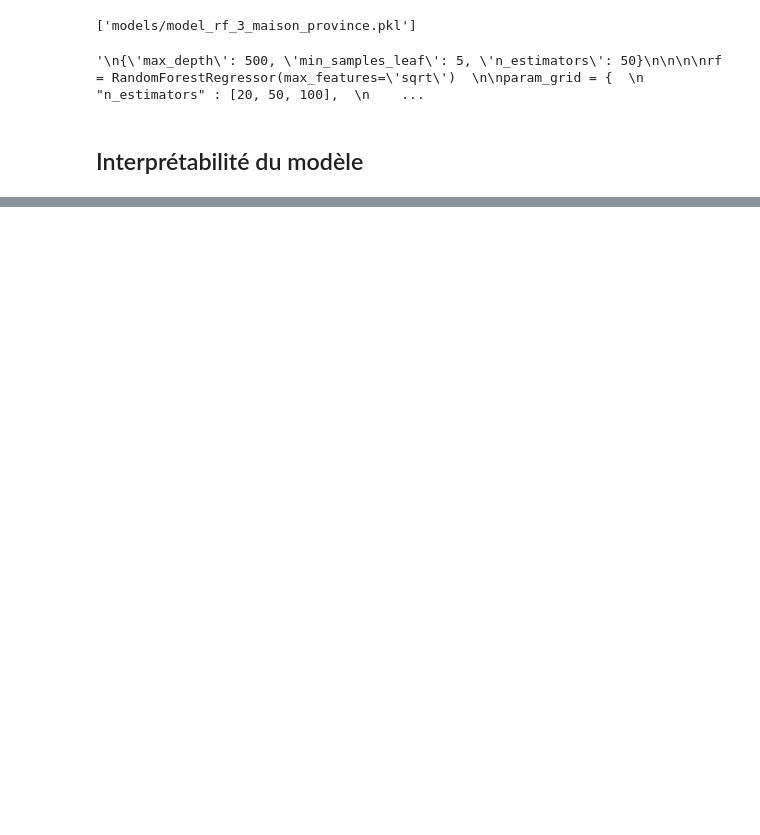
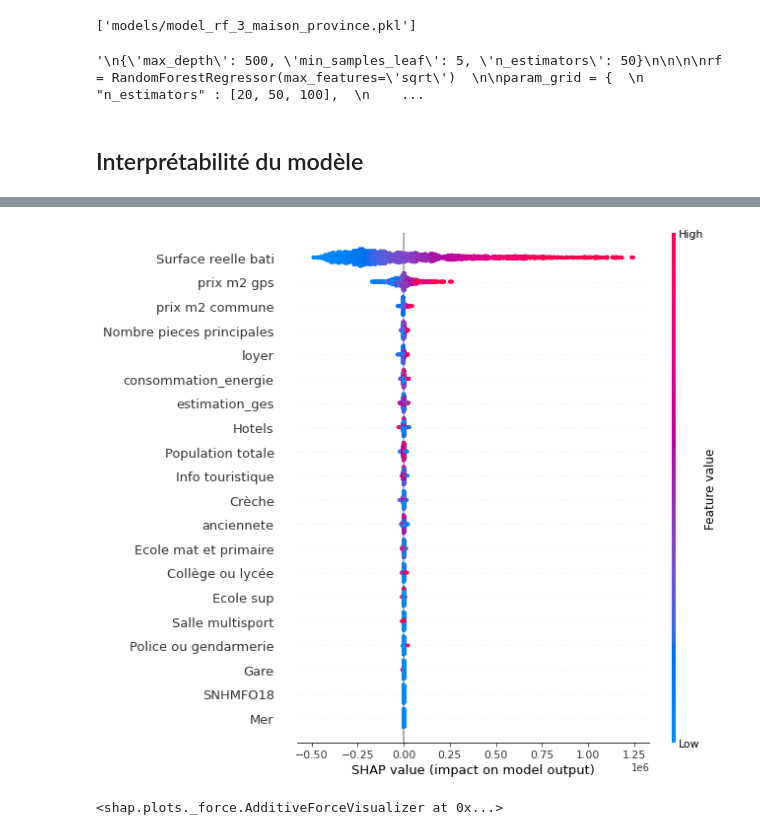
Before and after one commit to avr21continudsimmo/projet_immo, a Jupyter notebook: 07 - Modèle Régression DVF.ipynb, the cells around one changed output, grey strips where cells are left out. Drawn from its saved outputs; the diff is of its cells as text; code cells hidden in the pictures; blank space fills up the shorter version.

```diff
--- a/07 - Modèle Régression DVF.ipynb
+++ b/07 - Modèle Régression DVF.ipynb
@@ -577,0 +537,6 @@ Index(['Surface terrain', 'Surface reelle bati', 'Type local',
+# %%
+import shap
+shap.initjs()
+
+explainerModel = shap.TreeExplainer(rf_2)
+shap_values = explainerModel.shap_values(X_test_2)
@@ -577,0 +545,10 @@ Index(['Surface terrain', 'Surface reelle bati', 'Type local',
+# %%
+import matplotlib.pyplot as plt
+f = plt.figure()
+shap.summary_plot(shap_values, X_test_2)
+# %% [output]
+[figure, added]
+# %%
+shap.force_plot(explainerModel.expected_value, shap_values[1], feature_list)
+# %% [output]
+<shap.plots._force.AdditiveForceVisualizer at 0x...>
```
Also changed, not shown: parts of 18 cells of this notebook, 25 other files.
